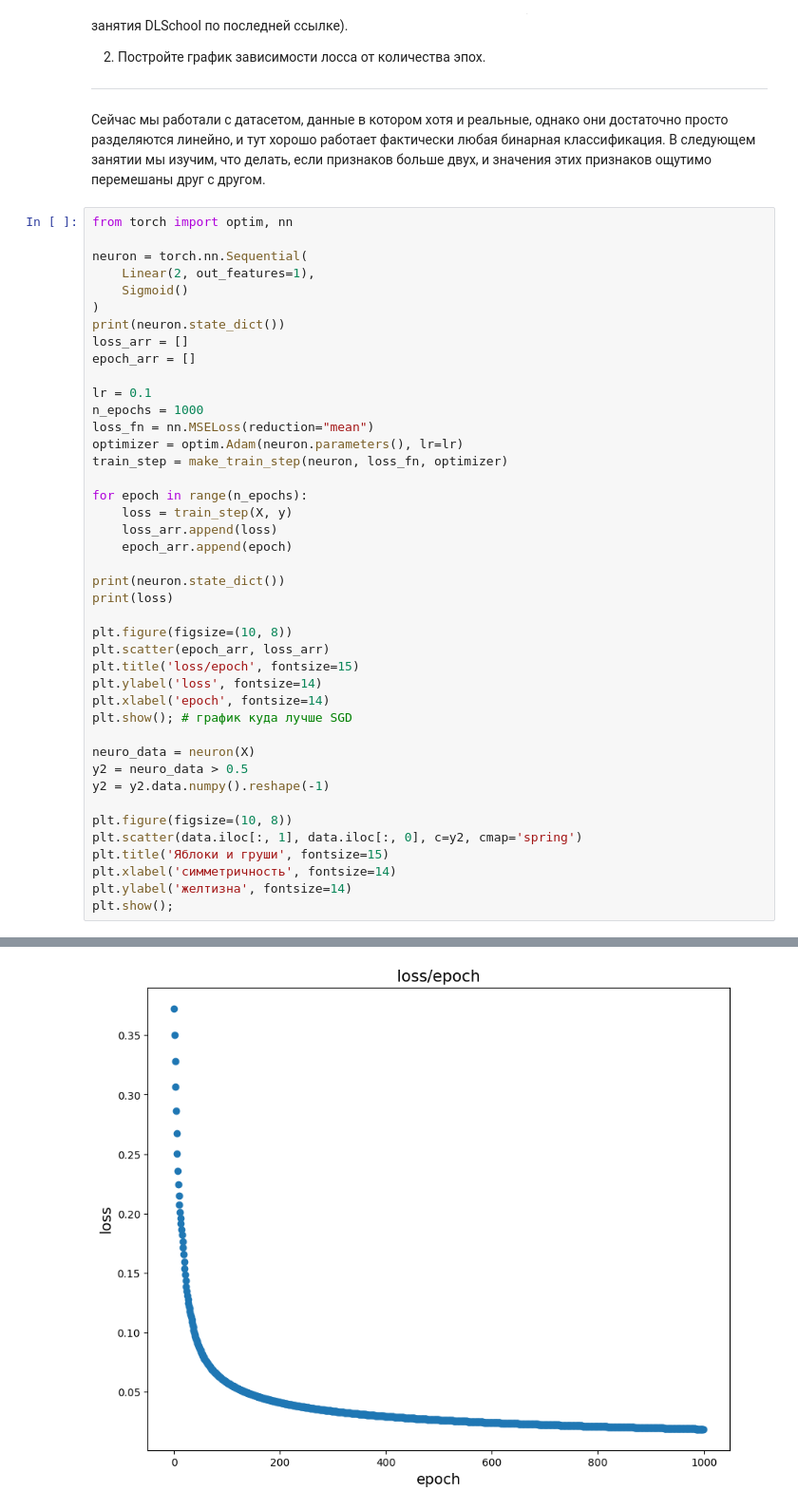
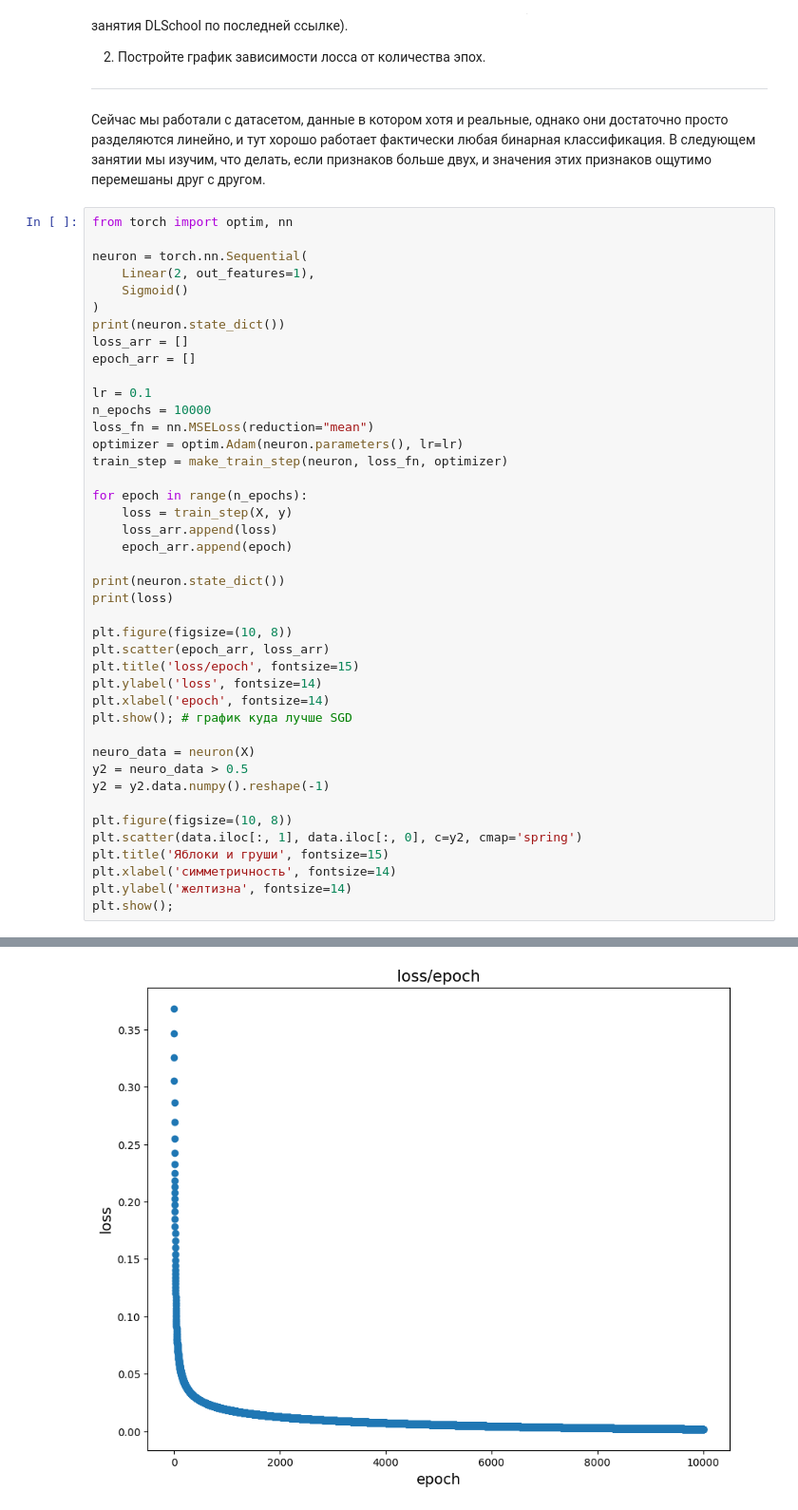
Before and after one commit to Voldek404/High-school-of-programming, a Jupyter notebook: PyTorch/ML1_3.ipynb, the cells around one changed output, grey strips where cells are left out. Shown: that part at 95% size. Cells and saved outputs as stored; diff of their text form.

```diff
--- a/PyTorch/ML1_3.ipynb
+++ b/PyTorch/ML1_3.ipynb
@@ -262,7 +262,7 @@ loss_arr = []
 epoch_arr = []
 
 lr = 0.1
-n_epochs = 1000
+n_epochs = 10000
 loss_fn = nn.MSELoss(reduction="mean")
 optimizer = optim.Adam(neuron.parameters(), lr=lr)
 train_step = make_train_step(neuron, loss_fn, optimizer)
@@ -299 +299 @@ OrderedDict([('0.weight', tensor([[ 11.6860, -18.8826]])), ('0.bias', tensor([-3
-[figure, old version]
+[figure, new version]
```
Also changed, not shown: parts of 2 cells of this notebook, 1 other file.
